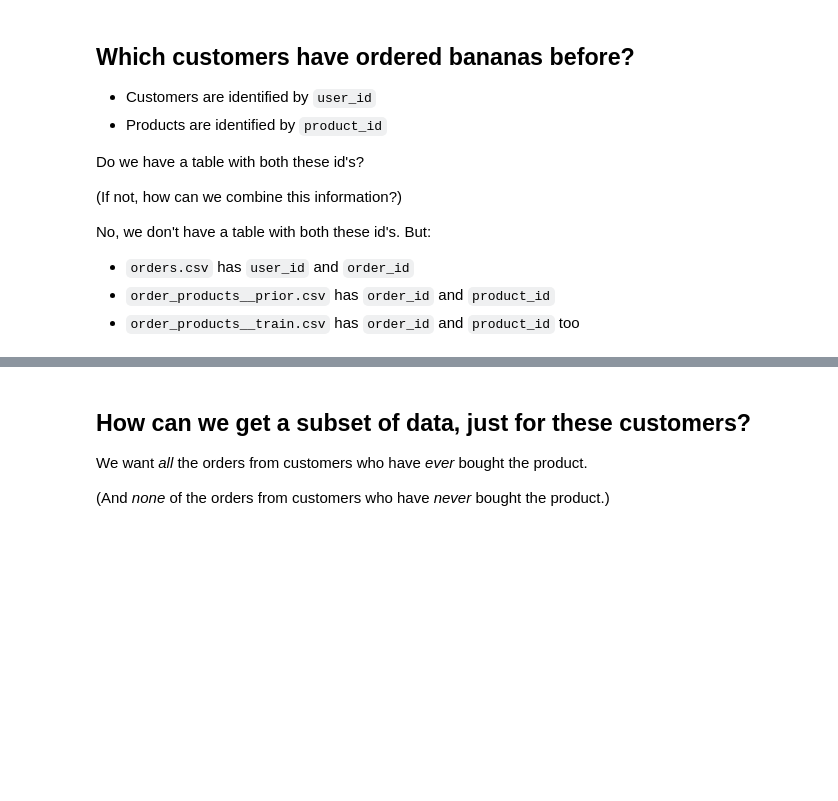
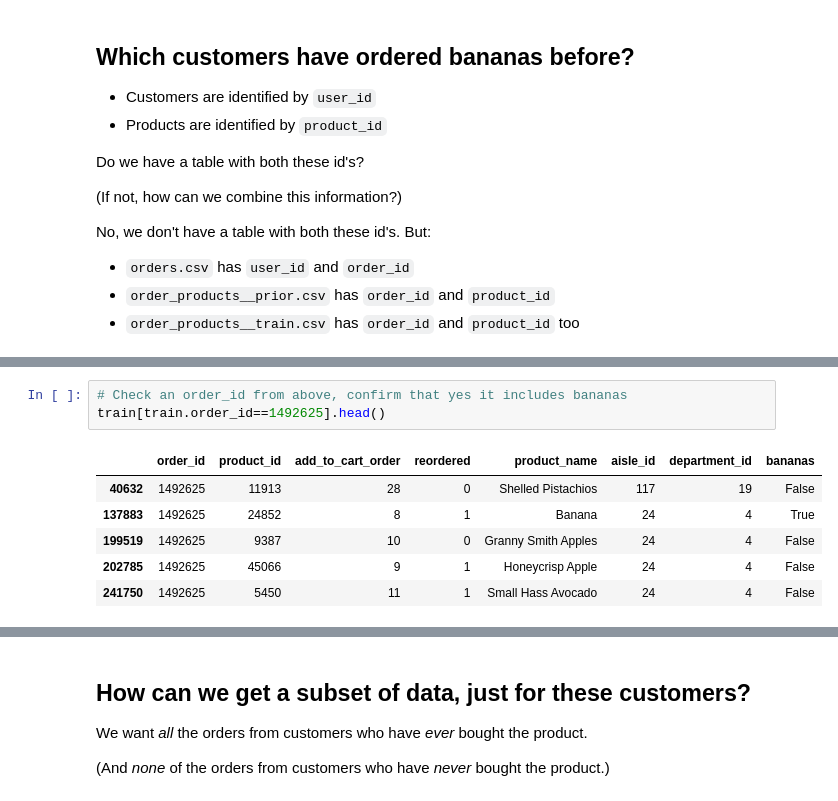
Before and after one commit to austinlasseter/DS-Unit-2-Applied-Modeling, a Jupyter notebook: module2-wrangle-ml-datasets/232_responses.ipynb, the cells around one changed output, grey strips where cells are left out. Cells and saved outputs as stored; diff of their text form; blank space fills up the shorter version.

```diff
--- a/module2-wrangle-ml-datasets/232_responses.ipynb
+++ b/module2-wrangle-ml-datasets/232_responses.ipynb
@@ -447 +430,11 @@ orders[orders.order_id.isin(banana_order_ids)]
+# %%
+# Check an order_id from above, confirm that yes it includes bananas
+train[train.order_id==1492625].head()
+# %% [output]
+|  | order_id | product_id | add_to_cart_order | reordered | product_name | aisle_id | department_id | bananas |
+| 40632 | 1492625 | 11913 | 28 | 0 | Shelled Pistachios | 117 | 19 | False |
+| 137883 | 1492625 | 24852 | 8 | 1 | Banana | 24 | 4 | True |
+| 199519 | 1492625 | 9387 | 10 | 0 | Granny Smith Apples | 24 | 4 | False |
+| 202785 | 1492625 | 45066 | 9 | 1 | Honeycrisp Apple | 24 | 4 | False |
+| 241750 | 1492625 | 5450 | 11 | 1 | Small Hass Avocado | 24 | 4 | False |
 # %%
```
Also changed, not shown: parts of 27 cells of this notebook.
